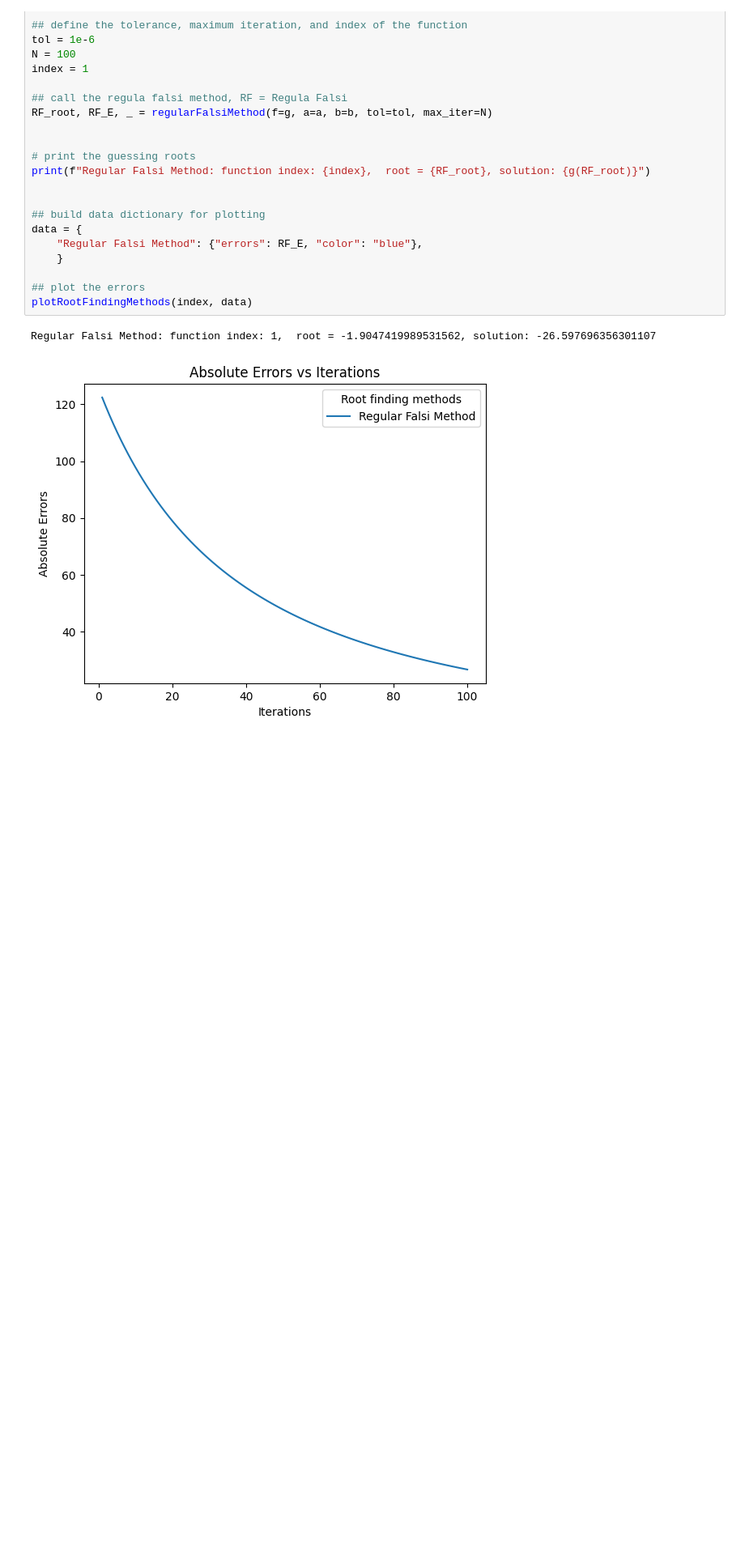
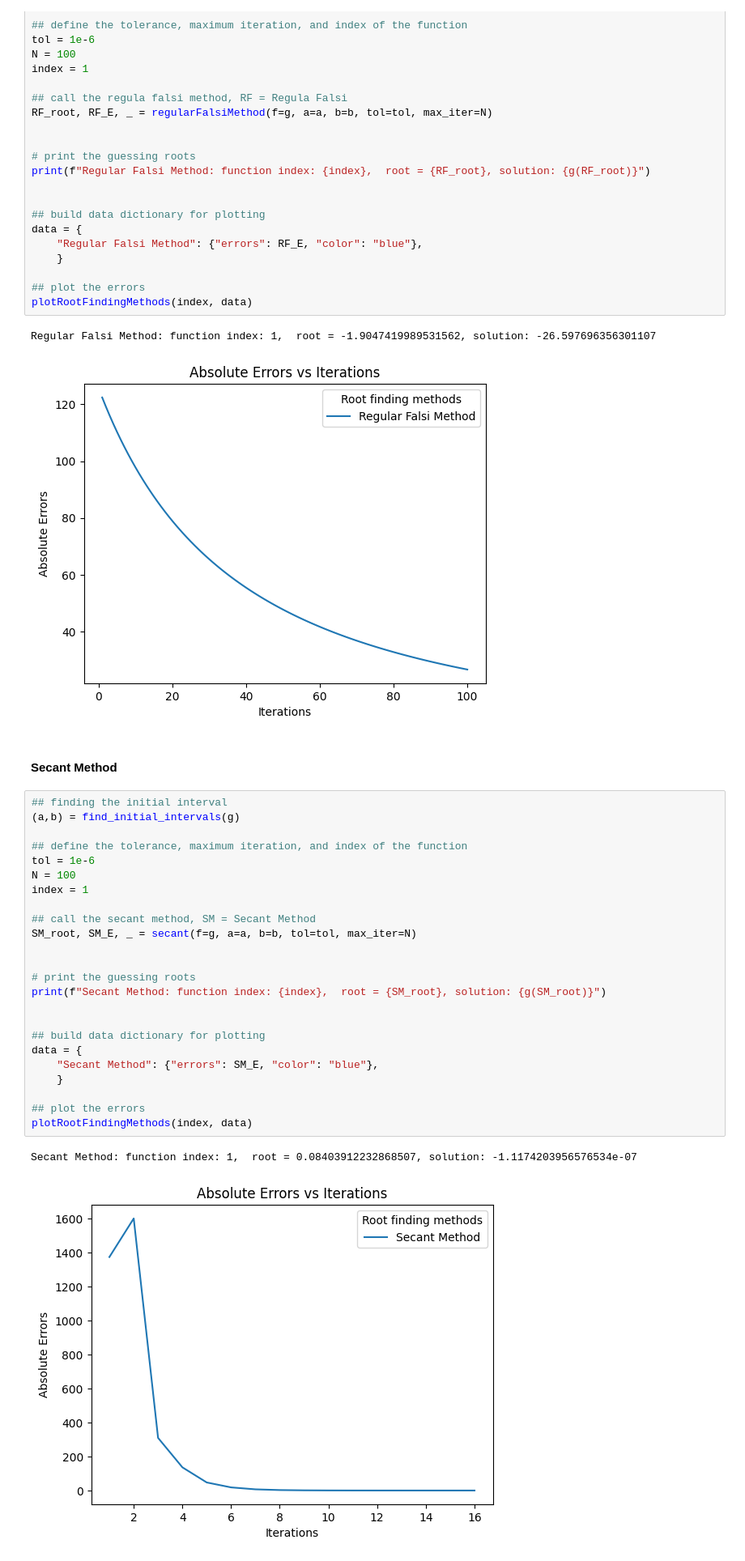
Before and after one commit to saeedahmadicp/numerical_optimization_of_ai, a Jupyter notebook: Test Notebook.ipynb, the cells around one changed output. Shown: that part at 81% size. Drawn from its saved outputs; the diff is of its cells as text; blank space fills up the shorter version.

Commit message:
added visualization of secant method

```diff
--- a/Test Notebook.ipynb
+++ b/Test Notebook.ipynb
@@ -569,3 +569,32 @@ plotRootFindingMethods(index, data)
 # %% [output]
 Regular Falsi Method: function index: 1,  root = -1.9047419989531562, solution: -26.597696356301107
 [figure]
+# %% [markdown]
+#### Secant Method
+# %%
+## finding the initial interval
+(a,b) = find_initial_intervals(g)
+
+## define the tolerance, maximum iteration, and index of the function
+tol = 1e-6
+N = 100
+index = 1
+
+## call the secant method, SM = Secant Method
+SM_root, SM_E, _ = secant(f=g, a=a, b=b, tol=tol, max_iter=N)
+
+
+# print the guessing roots
+print(f"Secant Method: function index: {index},  root = {SM_root}, solution: {g(SM_root)}")
+
+
+## build data dictionary for plotting
+data = {
+    "Secant Method": {"errors": SM_E, "color": "blue"},
+    }
+
+## plot the errors
+plotRootFindingMethods(index, data)
+# %% [output]
+Secant Method: function index: 1,  root = 0.08403912232868507, solution: -1.1174203956576534e-07
+[figure, added]
```
